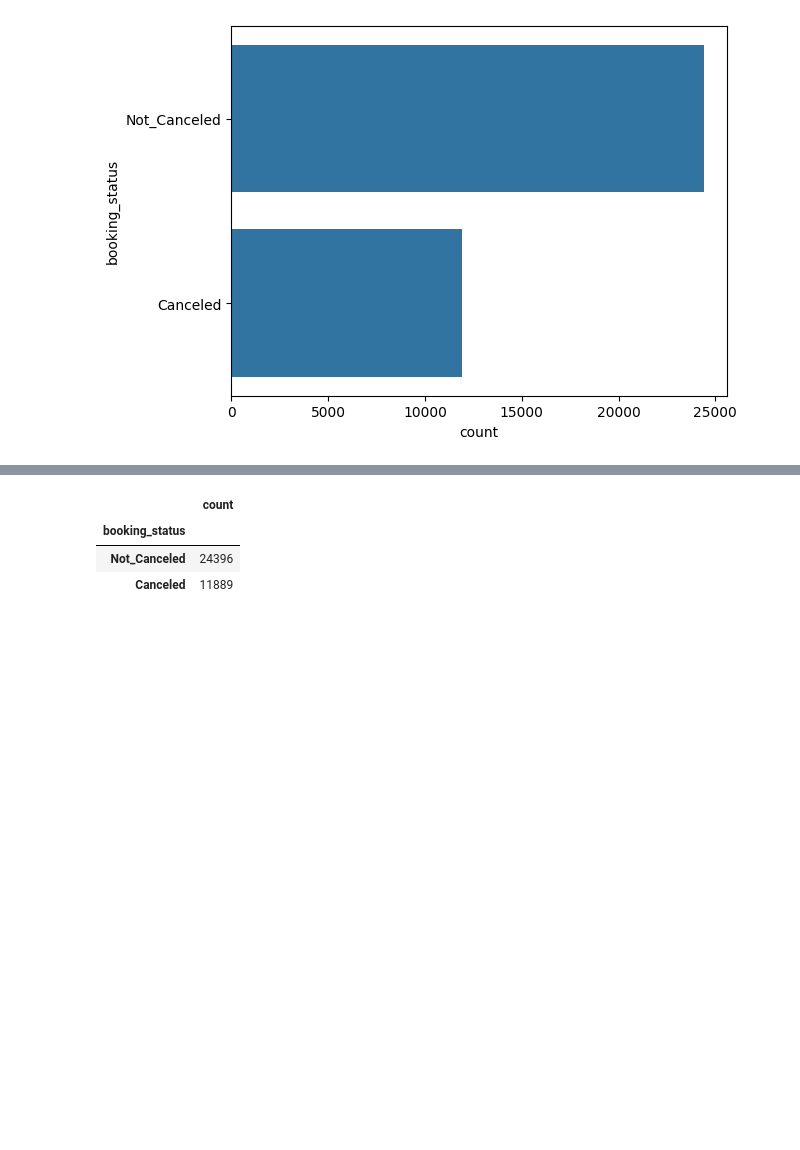
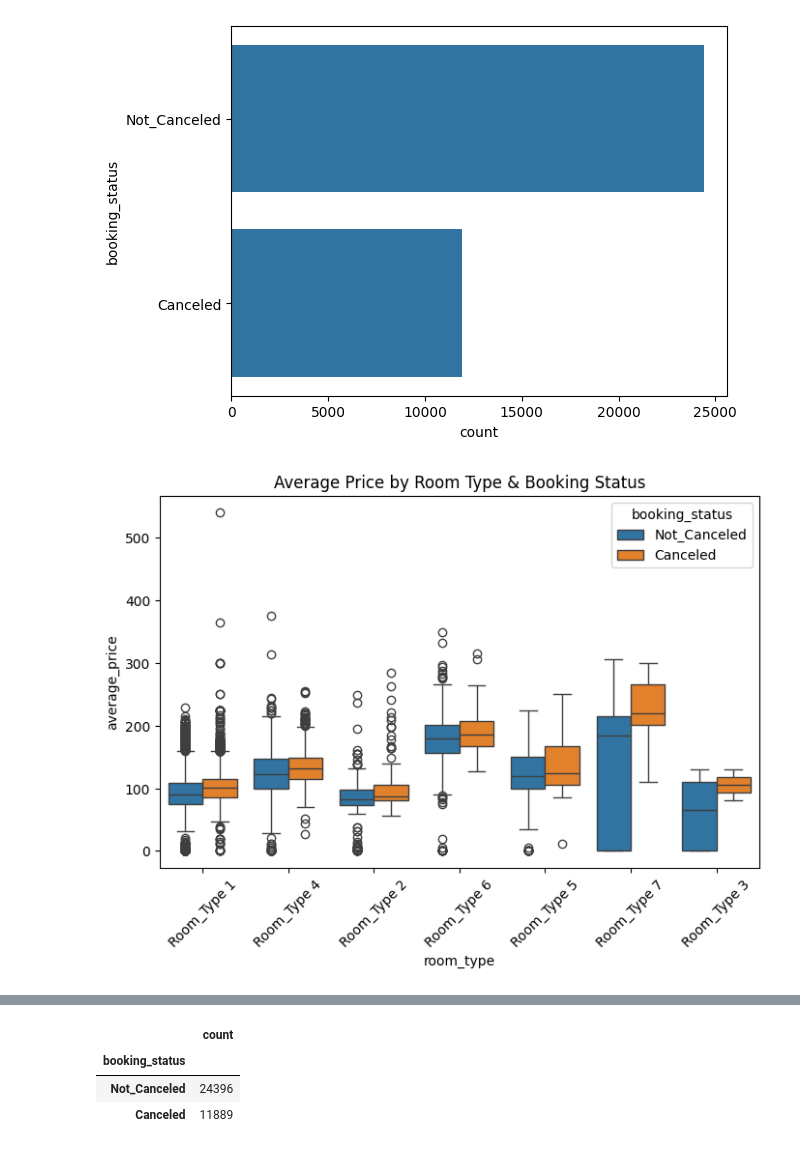
Before and after one commit to YoussefMagdy111/Cellula-Technologies-intern, a Jupyter notebook: EDA_TASK.ipynb, the cells around one changed output, grey strips where cells are left out. Drawn from its saved outputs; the diff is of its cells as text; code cells hidden in the pictures; blank space fills up the shorter version.

```diff
--- a/EDA_TASK.ipynb
+++ b/EDA_TASK.ipynb
@@ -139,0 +138,8 @@ sns.countplot(data['booking_status'])
+# %%
+plt.figure(figsize=(8,5))
+sns.boxplot(data=data, x="room_type", y="average_price", hue="booking_status")
+plt.title("Average Price by Room Type & Booking Status")
+plt.xticks(rotation=45)
+plt.show()
+# %% [output]
+[figure, added]
```
Also changed, not shown: parts of 6 cells of this notebook.
